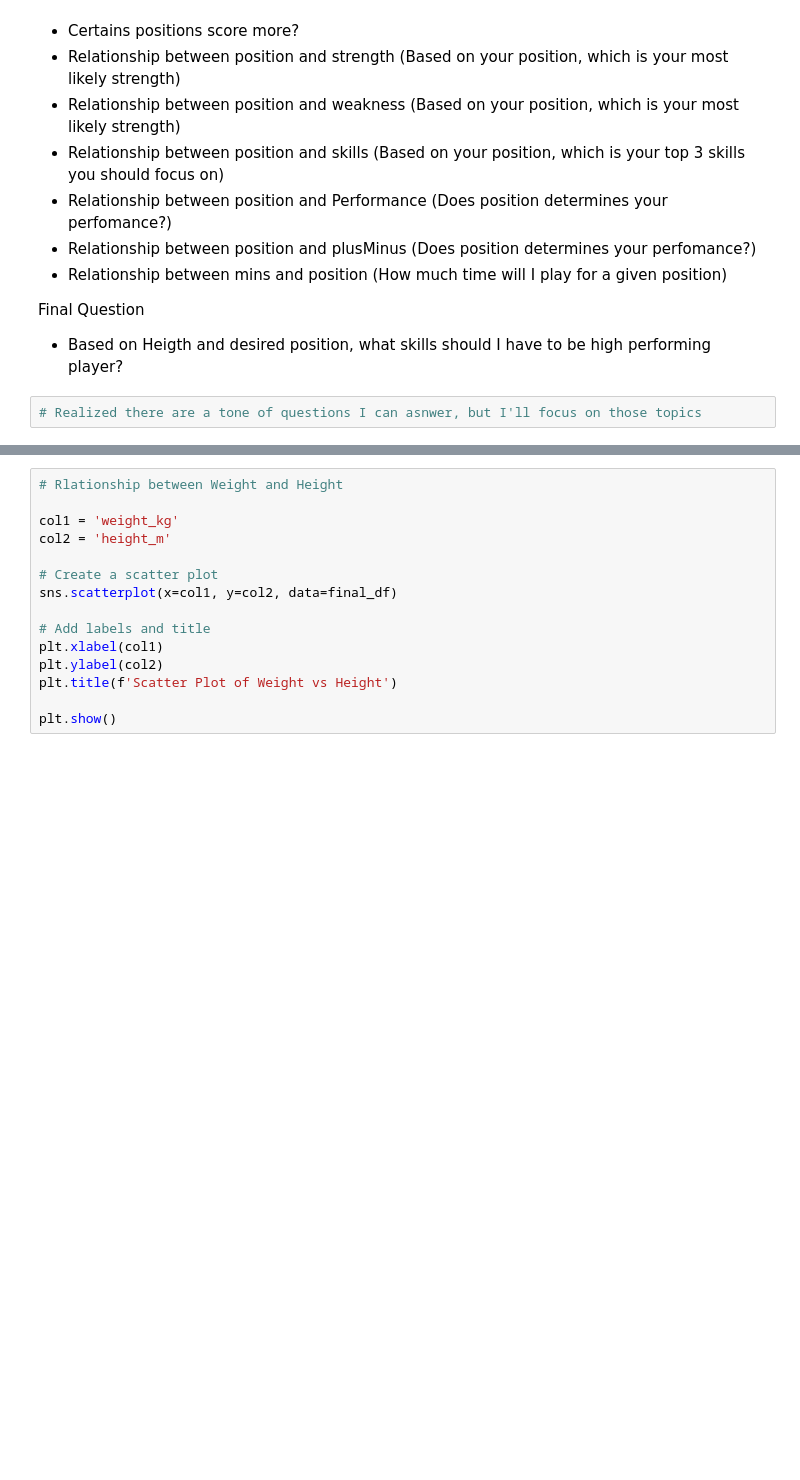
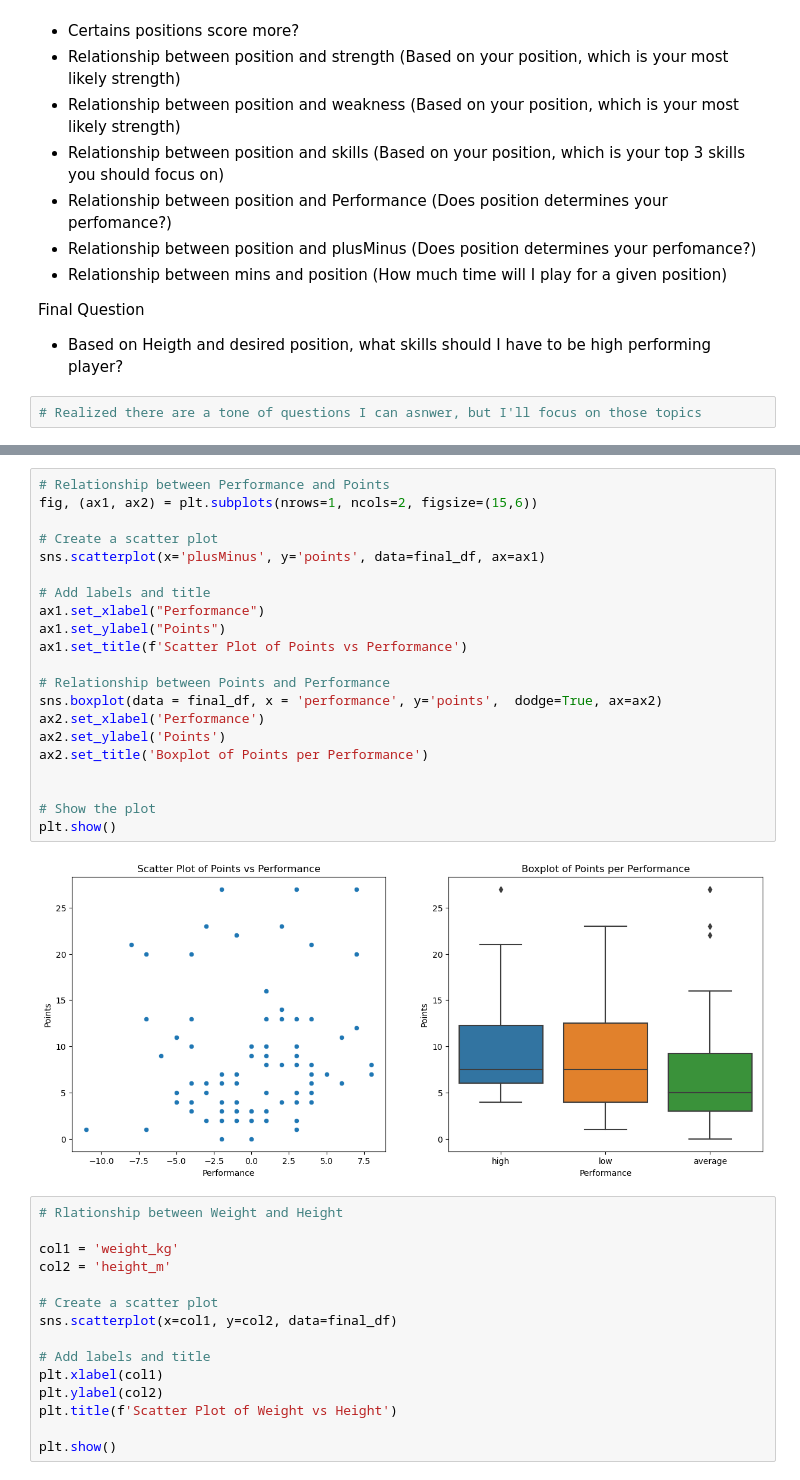
Before and after one commit to isaacaguilar97/you-in-nba, a Jupyter notebook: NBA_project.ipynb, the cells around one changed output, grey strips where cells are left out. Drawn from its saved outputs; the diff is of its cells as text; blank space fills up the shorter version.

```diff
--- a/NBA_project.ipynb
+++ b/NBA_project.ipynb
@@ -344,3 +359,26 @@ plt.show()
+# %%
+# Relationship between Performance and Points
+fig, (ax1, ax2) = plt.subplots(nrows=1, ncols=2, figsize=(15,6))
+
+# Create a scatter plot
+sns.scatterplot(x='plusMinus', y='points', data=final_df, ax=ax1)
+
+# Add labels and title
+ax1.set_xlabel("Performance")
+ax1.set_ylabel("Points")
+ax1.set_title(f'Scatter Plot of Points vs Performance')
+
+# Relationship between Points and Performance
+sns.boxplot(data = final_df, x = 'performance', y='points',  dodge=True, ax=ax2)
+ax2.set_xlabel('Performance')
+ax2.set_ylabel('Points')
+ax2.set_title('Boxplot of Points per Performance')
+
+
+# Show the plot
+plt.show()
+# %% [output]
+[figure, added]
 # %%
 # Rlationship between Weight and Height
 
```
Also changed, not shown: parts of 20 cells of this notebook, 3 other files.
